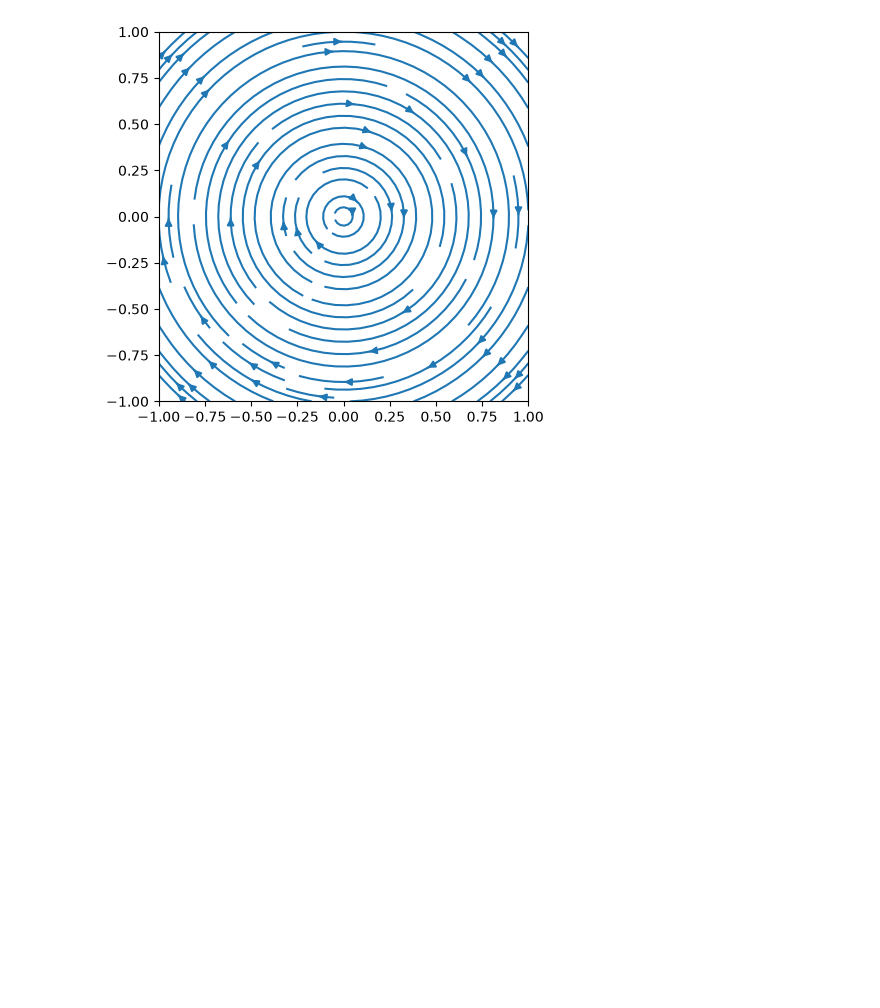
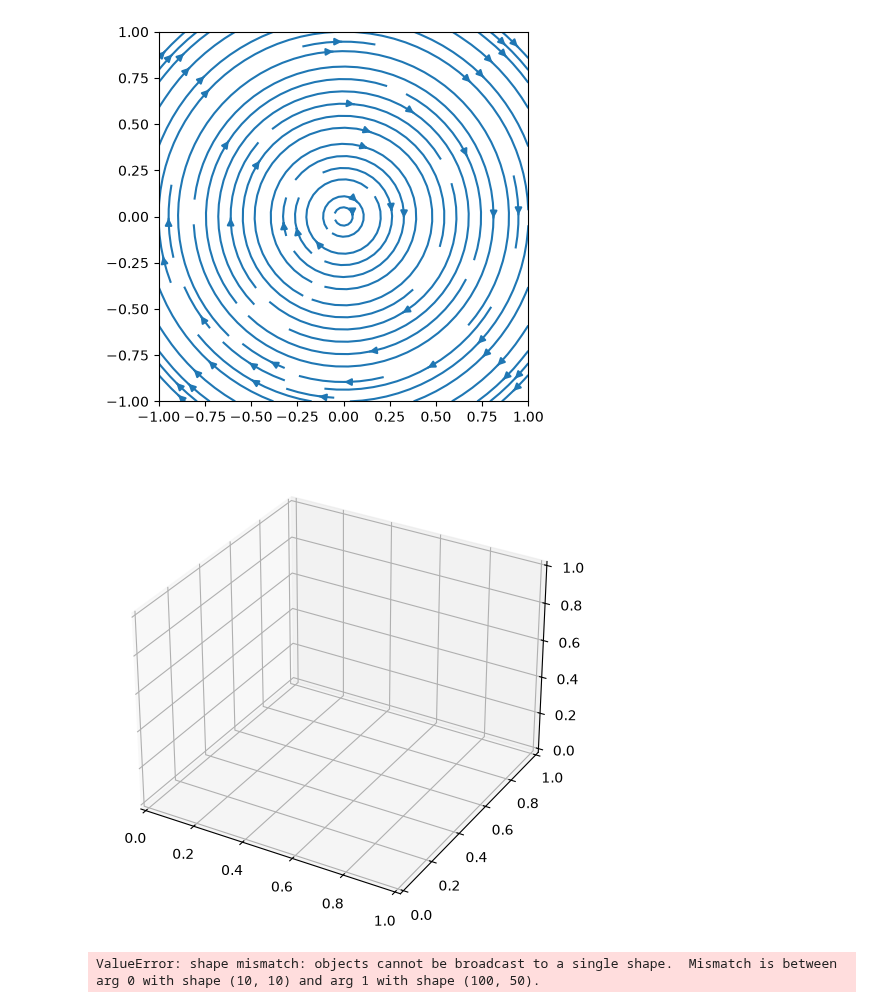
Before and after one commit to HuTiim/Fisica-Computacional-Thiago, a Jupyter notebook: Aula7.ipynb, the cells around one changed output. Saved outputs shown, nothing was run; the diff lists cells and outputs as text; code cells hidden in the pictures; blank space fills up the shorter version.

```diff
--- a/Aula7.ipynb
+++ b/Aula7.ipynb
@@ -60,3 +60,18 @@ plt.gca().set_aspect(1)
 plt.show()
 # %% [output]
 [figure]
+# %%
+fig = plt.figure(figsize=(10, 6))
+ax = fig.add_subplot(projection='3d')
+# %% [output]
+[figure, added]
+# %%
+surf = ax.plot_surface(X, Y, f, cmap='bwr', edgecolor='none', alpha=0.9)
+ax.set_title('Superfície 3D da Função f(X, Y)')
+ax.set_xlabel('Eixo X')
+ax.set_ylabel('Eixo Y')
+ax.set_zlabel('Z = f(X, Y)')
+fig.colorbar(surf, shrink=0.5, aspect=5)
+plt.show()
+# %% [output]
+ValueError: shape mismatch: objects cannot be broadcast to a single shape.  Mismatch is between arg 0 with shape (10, 10) and arg 1 with shape (100, 50).
```
Also changed, not shown: parts of 2 cells of this notebook, 1 other file.
